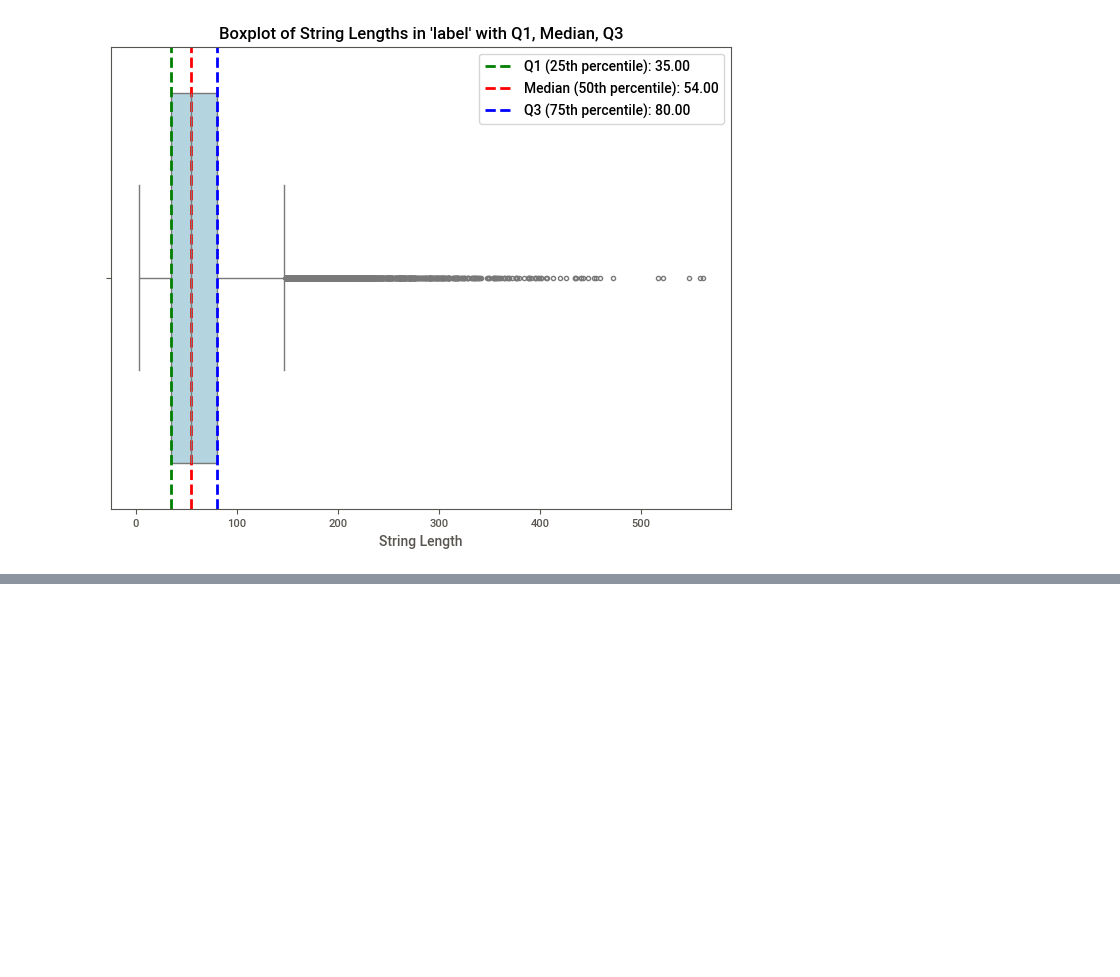
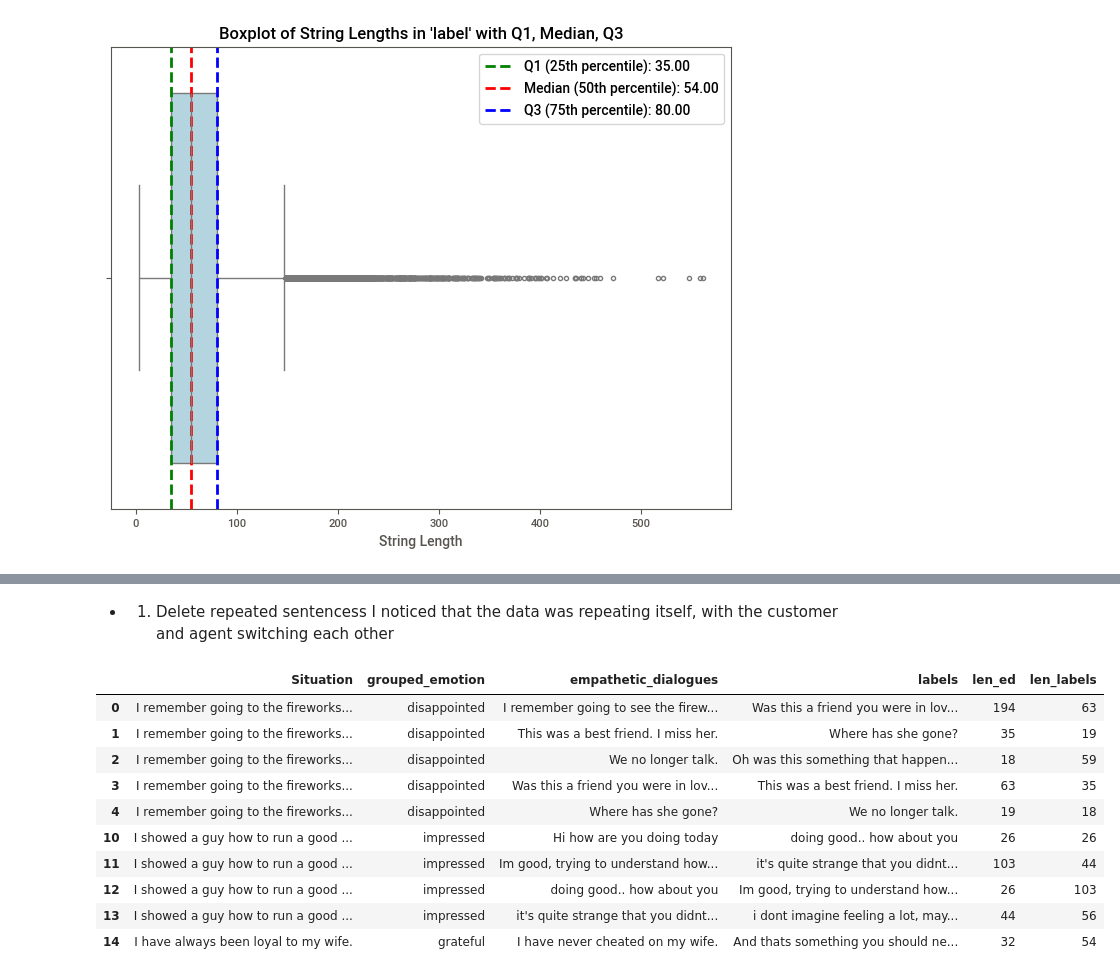
Before and after one commit to CallMeL/Empathetic-Dialogue-System, a Jupyter notebook: src/EDA/69kdataset.ipynb, the cells around one changed output, grey strips where cells are left out. Cells and saved outputs as stored; diff of their text form; code cells hidden in the pictures; blank space fills up the shorter version.

```diff
--- a/src/EDA/69kdataset.ipynb
+++ b/src/EDA/69kdataset.ipynb
@@ -242,0 +253,17 @@ plt.show()
+# %% [markdown]
++ 1. Delete repeated sentencess
+I noticed that the data was repeating itself, with the customer and agent switching each other
+# %%
+df.head(10)
+# %% [output]
+|  | Situation | grouped_emotion | empathetic_dialogues | labels | len_ed | len_labels |
+| 0 | I remember going to the fireworks... | disappointed | I remember going to see the firew... | Was this a friend you were in lov... | 194 | 63 |
+| 1 | I remember going to the fireworks... | disappointed | This was a best friend. I miss her. | Where has she gone? | 35 | 19 |
+| 2 | I remember going to the fireworks... | disappointed | We no longer talk. | Oh was this something that happen... | 18 | 59 |
+| 3 | I remember going to the fireworks... | disappointed | Was this a friend you were in lov... | This was a best friend. I miss her. | 63 | 35 |
+| 4 | I remember going to the fireworks... | disappointed | Where has she gone? | We no longer talk. | 19 | 18 |
+| 10 | I showed a guy how to run a good ... | impressed | Hi how are you doing today | doing good.. how about you | 26 | 26 |
+| 11 | I showed a guy how to run a good ... | impressed | Im good, trying to understand how... | it's quite strange that you didnt... | 103 | 44 |
+| 12 | I showed a guy how to run a good ... | impressed | doing good.. how about you | Im good, trying to understand how... | 26 | 103 |
+| 13 | I showed a guy how to run a good ... | impressed | it's quite strange that you didnt... | i dont imagine feeling a lot, may... | 44 | 56 |
+| 14 | I have always been loyal to my wife. | grateful | I have never cheated on my wife. | And thats something you should ne... | 32 | 54 |
```
Also changed, not shown: parts of 8 cells of this notebook, 1 other file.
